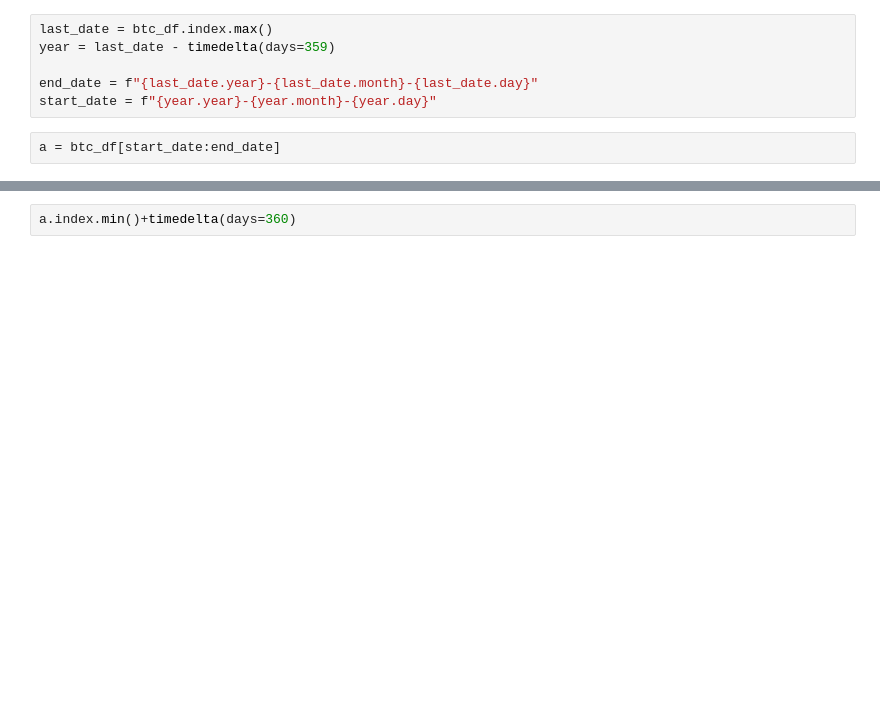
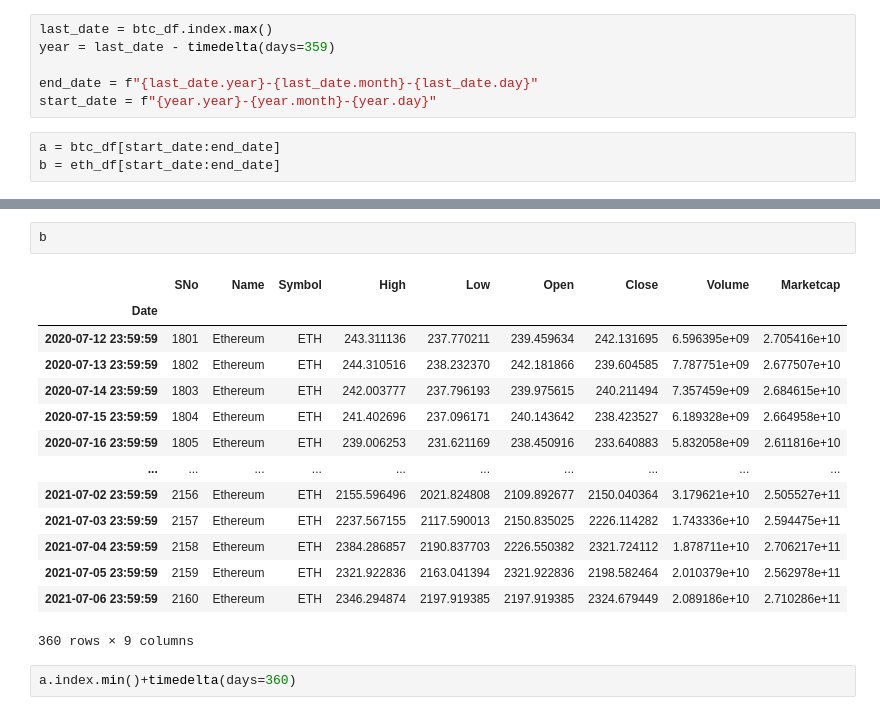
Before and after one commit to DataTortuga/crypto-pair-trade-analysis, a Jupyter notebook: BTC-ETH-Pair-Trade/BTC-ETH-Pair-Trade2.ipynb, the cells around one changed output, grey strips where cells are left out. Drawn from its saved outputs; the diff is of its cells as text; blank space fills up the shorter version.

```diff
--- a/BTC-ETH-Pair-Trade/BTC-ETH-Pair-Trade2.ipynb
+++ b/BTC-ETH-Pair-Trade/BTC-ETH-Pair-Trade2.ipynb
@@ -74,5 +74,6 @@ end_date = f"{last_date.year}-{last_date.month}-{last_date.day}"
 start_date = f"{year.year}-{year.month}-{year.day}"
 # %%
 a = btc_df[start_date:end_date]
+b = eth_df[start_date:end_date]
 # %%
 a
@@ -94,3 +80,20 @@ a
+# %%
+b
+# %% [output]
+|  | SNo | Name | Symbol | High | Low | Open | Close | Volume | Marketcap |
+| Date |  |  |  |  |  |  |  |  |  |
+| 2020-07-12 23:59:59 | 1801 | Ethereum | ETH | 243.311136 | 237.770211 | 239.459634 | 242.131695 | 6.596395e+09 | 2.705416e+10 |
+| 2020-07-13 23:59:59 | 1802 | Ethereum | ETH | 244.310516 | 238.232370 | 242.181866 | 239.604585 | 7.787751e+09 | 2.677507e+10 |
+| 2020-07-14 23:59:59 | 1803 | Ethereum | ETH | 242.003777 | 237.796193 | 239.975615 | 240.211494 | 7.357459e+09 | 2.684615e+10 |
+| 2020-07-15 23:59:59 | 1804 | Ethereum | ETH | 241.402696 | 237.096171 | 240.143642 | 238.423527 | 6.189328e+09 | 2.664958e+10 |
+| 2020-07-16 23:59:59 | 1805 | Ethereum | ETH | 239.006253 | 231.621169 | 238.450916 | 233.640883 | 5.832058e+09 | 2.611816e+10 |
+| ... | ... | ... | ... | ... | ... | ... | ... | ... | ... |
+| 2021-07-02 23:59:59 | 2156 | Ethereum | ETH | 2155.596496 | 2021.824808 | 2109.892677 | 2150.040364 | 3.179621e+10 | 2.505527e+11 |
+| 2021-07-03 23:59:59 | 2157 | Ethereum | ETH | 2237.567155 | 2117.590013 | 2150.835025 | 2226.114282 | 1.743336e+10 | 2.594475e+11 |
+| 2021-07-04 23:59:59 | 2158 | Ethereum | ETH | 2384.286857 | 2190.837703 | 2226.550382 | 2321.724112 | 1.878711e+10 | 2.706217e+11 |
+| 2021-07-05 23:59:59 | 2159 | Ethereum | ETH | 2321.922836 | 2163.041394 | 2321.922836 | 2198.582464 | 2.010379e+10 | 2.562978e+11 |
+| 2021-07-06 23:59:59 | 2160 | Ethereum | ETH | 2346.294874 | 2197.919385 | 2197.919385 | 2324.679449 | 2.089186e+10 | 2.710286e+11 |
+360 rows × 9 columns
 # %%
 a.index.min()+timedelta(days=360)
 # %% [output]
```
Also changed, not shown: parts of 2 cells of this notebook.
